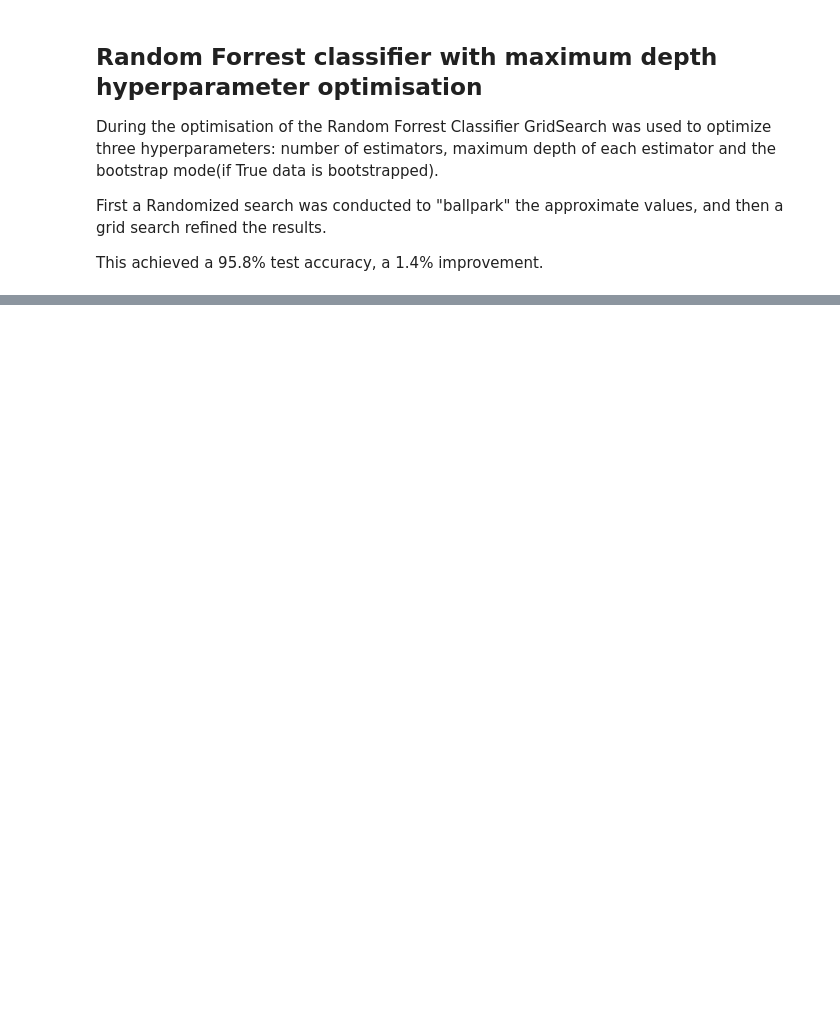
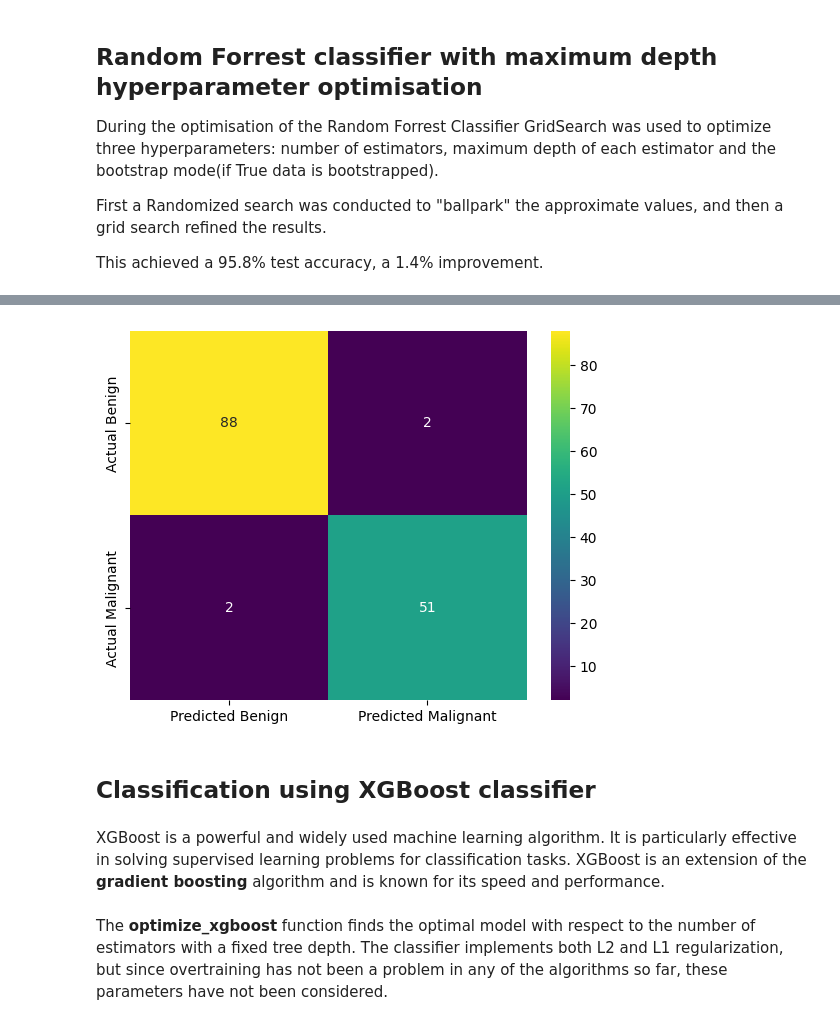
Before and after one commit to matijapavlovic8/breast-cancer-classification, a Jupyter notebook: breast-cancer-classification.ipynb, the cells around one changed output, grey strips where cells are left out. Cells and saved outputs as stored; diff of their text form; code cells hidden in the pictures; blank space fills up the shorter version.

Commit message:
Add svm, nn, xgboost

```diff
--- a/breast-cancer-classification.ipynb
+++ b/breast-cancer-classification.ipynb
@@ -950,0 +1201,38 @@ weighted avg       0.96      0.96      0.96       143
+# %%
+# processed data
+X_test_tensor = torch.tensor(X_test, dtype=torch.float32)
+y_test_encoded = np.where(y_test == "M", 1, 0)
+y_test_tensor = torch.tensor(y_test_encoded, dtype=torch.float32)
+
+with torch.no_grad():
+    nn_proc_data.eval()
+    test_output = nn_proc_data(X_test_tensor)
+
+y_pred = np.where((test_output >= 0.5).float().numpy() == 1., "M", "B")
+conf_matrix = confusion_matrix(y_test, y_pred, labels=["B", "M"])
+cm_heatmap_svm = sns.heatmap(conf_matrix, annot=True, fmt="d", cmap="viridis", cbar=True,
+                             xticklabels=['Predicted Benign', 'Predicted Malignant'],
+                             yticklabels=['Actual Benign', 'Actual Malignant'])
+plt.show()
+
+# pca
+#X_test_tensor_pca = torch.tensor(X_test_pca, dtype=torch.float32)
+#y_test_encoded_pca = np.where(y_test_pca == "M", 1, 0)
+#y_test_tensor_pca = torch.tensor(y_test_encoded_pca, dtype=torch.float32)
+
+#with torch.no_grad():
+#    nn_pca_data.eval()
+#    test_output = nn_pca_data(X_test_tensor_pca)
+
+#y_pred = linear_model.predict(y_test_pca)
+#conf_matrix = confusion_matrix(y_test_pca, y_pred, labels=['B', 'M'])
+#cm_heatmap_svm = sns.heatmap(conf_matrix, annot=True, fmt="d", cmap="viridis", cbar=True,
+#                             xticklabels=['Predicted Benign', 'Predicted Malignant'],
+#                             yticklabels=['Actual Benign', 'Actual Malignant'])
+#plt.show()
+# %% [output]
+[figure, added]
+# %% [markdown]
+## Classification using XGBoost classifier
+# %% [markdown]
+XGBoost is a powerful and widely used machine learning algorithm. It is particularly effective in solving supervised learning problems for classification tasks. XGBoost is an extension of the **gradient boosting** algorithm and is known for its speed and performance.
@@ -950,0 +1241,2 @@ weighted avg       0.96      0.96      0.96       143
+# %% [markdown]
+The **optimize_xgboost** function finds the optimal model with respect to the number of estimators with a fixed tree depth. The classifier implements both L2 and L1 regularization, but since overtraining has not been a problem in any of the algorithms so far, these parameters have not been considered.
```
Also changed, not shown: parts of 36 cells of this notebook.
